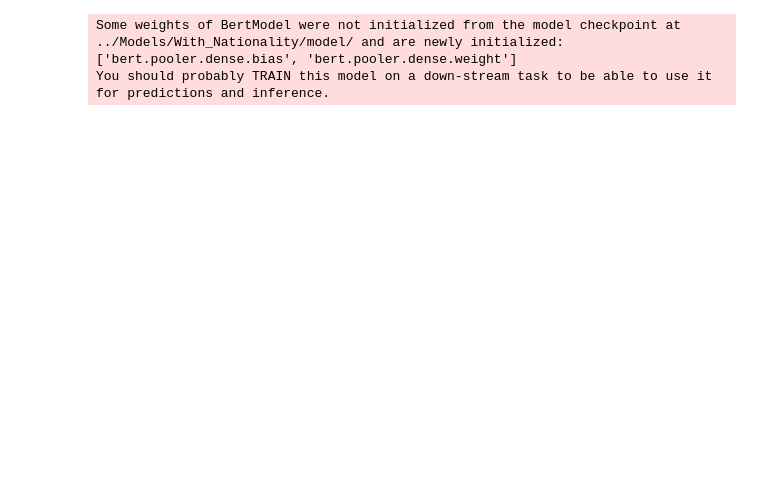
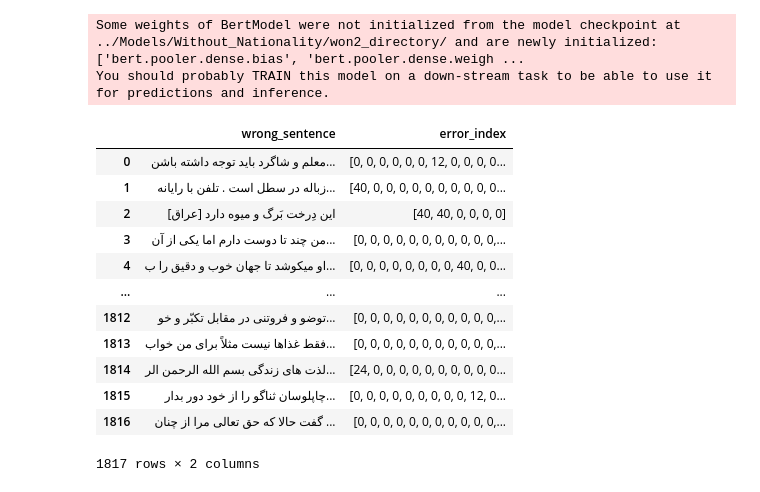
Before and after one commit to hoomanhonarvar/persian_Spell_Correction-_for_non-native, a Jupyter notebook: Error_detection/Loading_Models.ipynb, the cells around one changed output. Saved outputs shown, nothing was run; the diff lists cells and outputs as text; code cells hidden in the pictures; blank space fills up the shorter version.

Commit message:
Computing accuracy and developing models

```diff
--- a/Error_detection/Loading_Models.ipynb
+++ b/Error_detection/Loading_Models.ipynb
@@ -12,7 +18,7 @@ import pandas as pd
 from transformers import AutoModel, AutoConfig
 
 # Path to the directory containing config.json and model.safetensors
-model_directory = '../Models/With_Nationality/model/'
+model_directory = '../Models/Without_Nationality/won2_directory/'
 
 # Load the configuration
 config = AutoConfig.from_pretrained(model_directory)
@@ -20,12 +26,26 @@ config = AutoConfig.from_pretrained(model_directory)
 # Load the model using the configuration
 model_NN = AutoModel.from_pretrained(model_directory, config=config, use_safetensors=True)
 # %% [output]
-Some weights of BertModel were not initialized from the model checkpoint at ../Models/With_Nationality/model/ and are newly initialized: ['bert.pooler.dense.bias', 'bert.pooler.dense.weight']
+Some weights of BertModel were not initialized from the model checkpoint at ../Models/Without_Nationality/won2_directory/ and are newly initialized: ['bert.pooler.dense.bias', 'bert.pooler.dense.weigh ...
 You should probably TRAIN this model on a down-stream task to be able to use it for predictions and inference.
 # %%
 tokenizer = BertTokenizer.from_pretrained('HooshvareLab/bert-base-parsbert-uncased')
 # %%
-file_path = '../data/data.csv'
+file_path = '../data/data_20_percent.csv'
 df = pd.read_csv(file_path)
 # %%
-columns_to_drop_without_nationality = ['USER_NUMBER', 'file_name','begin','end','Gender','wrong_word','process','main_category','sub_category_1','sub_category_2','Training Center','Nationality','nationality_encoded','correct_word','word_tokens_correct','correct_sentence','word_tokens_wrong']
+df
+# %% [output]
+|  | wrong_sentence | error_index |
+| 0 | معلم و شاگرد باید توجه داشته باشن... | [0, 0, 0, 0, 0, 0, 12, 0, 0, 0, 0... |
+| 1 | زباله در سطل است . تلفن با رایانه... | [40, 0, 0, 0, 0, 0, 0, 0, 0, 0, 0... |
+| 2 | این دِرخت بَرگ و میوه دارد [عراق] | [40, 40, 0, 0, 0, 0] |
+| 3 | من چند تا دوست دارم اما یکی از آن... | [0, 0, 0, 0, 0, 0, 0, 0, 0, 0, 0,... |
+| 4 | او میکوشد تا جهان خوب و دقیق را ب... | [0, 0, 0, 0, 0, 0, 0, 0, 40, 0, 0... |
+| ... | ... | ... |
+| 1812 | توضو و فروتنی در مقابل تکبّر و خو... | [0, 0, 0, 0, 0, 0, 0, 0, 0, 0, 0,... |
+| 1813 | فقط غذاها نیست مثلاً برای من خواب... | [0, 0, 0, 0, 0, 0, 0, 0, 0, 0, 0,... |
+| 1814 | لذت های زندگی بسم الله الرحمن الر... | [24, 0, 0, 0, 0, 0, 0, 0, 0, 0, 0... |
+| 1815 | چاپلوسان ثناگو را از خود دور بدار... | [0, 0, 0, 0, 0, 0, 0, 0, 0, 12, 0... |
+| 1816 | گفت حالا که حق تعالی مرا از چنان ... | [0, 0, 0, 0, 0, 0, 0, 0, 0, 0, 0,... |
+1817 rows × 2 columns
```
Also changed, not shown: parts of 19 cells of this notebook, 13 other files.
